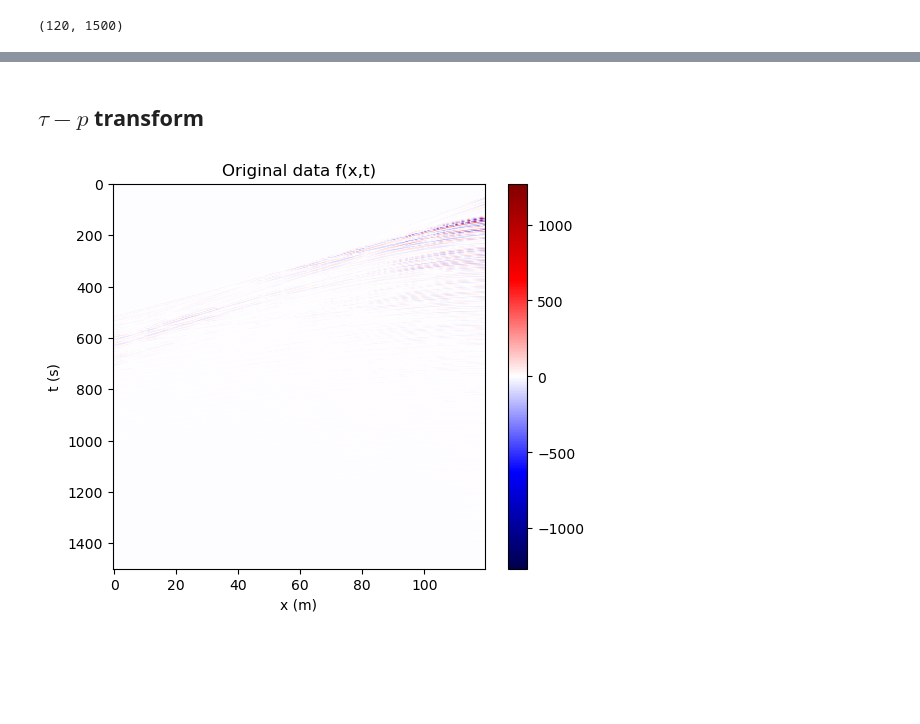
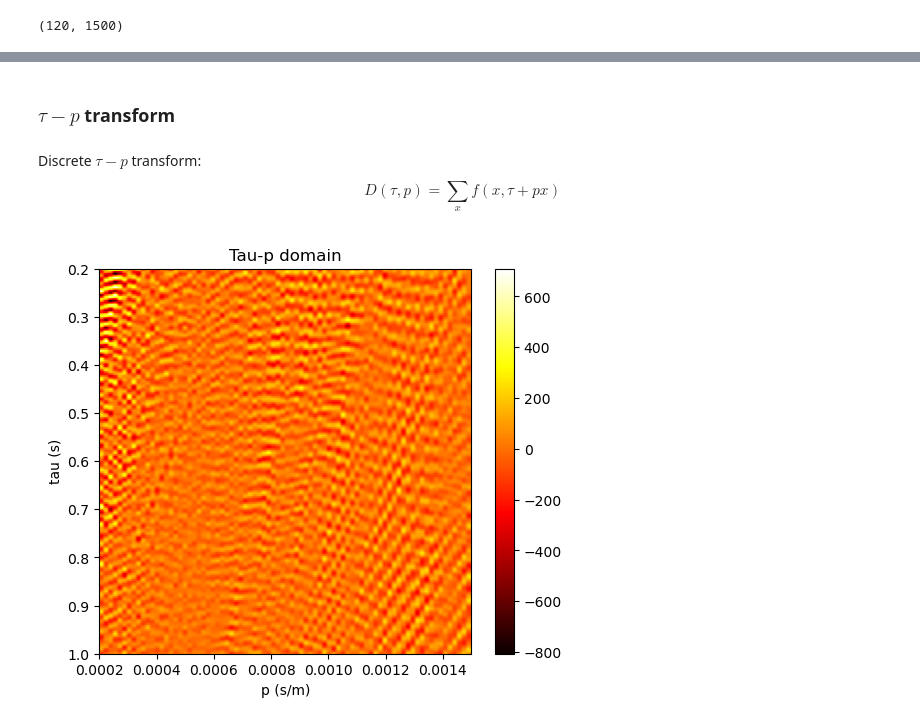
Before and after one commit to ziye5731/Playground, a Jupyter notebook: 260205 tau-p transform/tau-p.ipynb, the cells around one changed output, grey strips where cells are left out. Drawn from its saved outputs; the diff is of its cells as text; code cells hidden in the pictures; blank space fills up the shorter version.

```diff
--- a/260205 tau-p transform/tau-p.ipynb
+++ b/260205 tau-p transform/tau-p.ipynb
@@ -95,16 +212,53 @@ data_0.shape
 # %% [markdown]
-## $\tau-p$ transform
+### $\tau-p$ transform
+# %%
+# tau 和 p 的采样点
+p_vals = np.linspace(0.0002, 0.0015, 80)
+tau_vals = np.linspace(0.2, 1.0, 200)
+
+tau_p = np.zeros((len(p_vals), len(tau_vals)))
+# %% [markdown]
+Discrete $\tau-p$ transform:
+$$D(\tau,p)=\sum_{x} f(x,\tau+ px)$$
+# %%
+# basic parameters
+Nx = data_0.shape[0]
+Nt = data_0.shape[1]
+dx = 25        # m
+dt = 0.004     # s
+
+x = np.arange(Nx) * dx
+t = np.arange(Nt) * dt
+
+# tau-p transform
+for ip, p in enumerate(p_vals):
+    for itau, tau in enumerate(tau_vals):
+        stack = 0.0
+
+        for ix in range(Nx):
+            t_sample = tau + p * x[ix]
+
+            if t_sample < t[0] or t_sample > t[-1]:
+                continue
+
+            # 对时间插值（这是 τ–p 的灵魂）
+            interp = interp1d(t, data[ix], kind='linear')
+            stack += interp(t_sample)
+
+        tau_p[ip, itau] = stack
 # %%
+# see what happens
 plt.figure(figsize=(6,5))
 plt.imshow(
-    data_0.T,
+    tau_p.T,
+    extent=[p_vals[0], p_vals[-1], tau_vals[-1], tau_vals[0]],
     aspect='auto',
-    cmap='seismic'
+    cmap='hot'
 )
-plt.xlabel("x (m)")
-plt.ylabel("t (s)")
-plt.title("Original data f(x,t)")
+plt.xlabel("p (s/m)")
+plt.ylabel("tau (s)")
+plt.title("Tau-p domain")
 plt.colorbar()
 plt.show()
 # %% [output]
-[figure, old version]
+[figure, new version]
```
Also changed, not shown: parts of 12 cells of this notebook, 2 other files.
